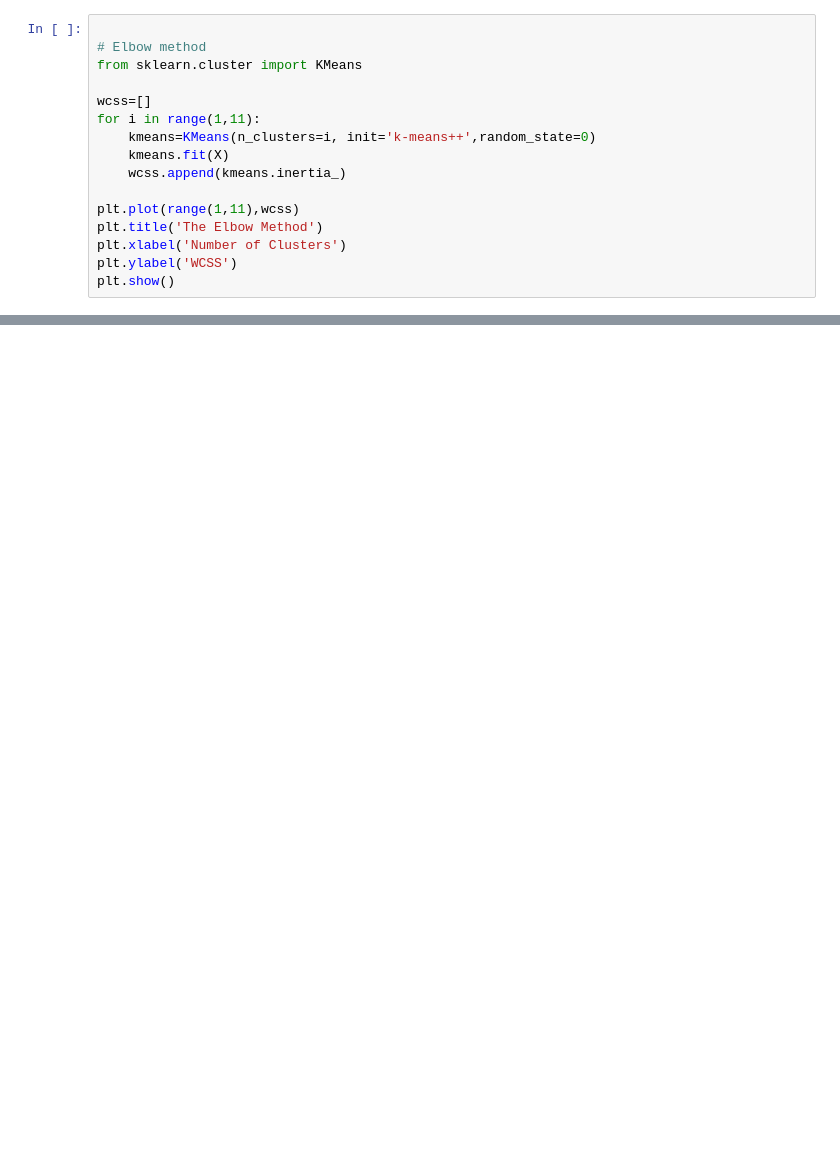
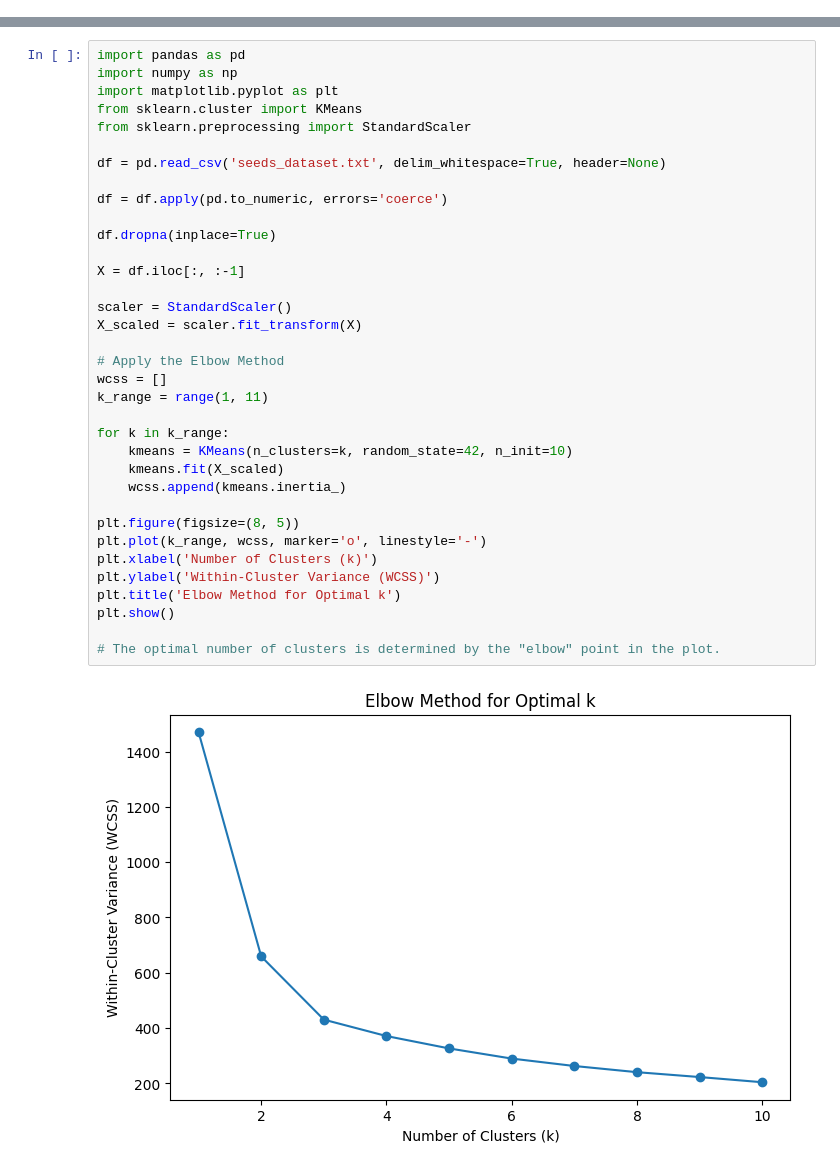
Before and after one commit to Geeth-Rath/A-ML, a Jupyter notebook: Clustering.ipynb, the cells around one changed output, grey strips where cells are left out. Cells and saved outputs as stored; diff of their text form; blank space fills up the shorter version.

```diff
--- a/Clustering.ipynb
+++ b/Clustering.ipynb
@@ -24,16 +0,0 @@ range_n_clusters = [2, 3, 4, 5, 6] # K value
-# %%
-
-# Elbow method
-from sklearn.cluster import KMeans
-
-wcss=[]
-for i in range(1,11):
-    kmeans=KMeans(n_clusters=i, init='k-means++',random_state=0)
-    kmeans.fit(X)
-    wcss.append(kmeans.inertia_)
-
-plt.plot(range(1,11),wcss)
-plt.title('The Elbow Method')
-plt.xlabel('Number of Clusters')
-plt.ylabel('WCSS')
-plt.show()
@@ -161,0 +14,37 @@ For n_clusters = 6 The average silhouette_score is : 0.4504666294372765
+# %%
+import pandas as pd
+import numpy as np
+import matplotlib.pyplot as plt
+from sklearn.cluster import KMeans
+from sklearn.preprocessing import StandardScaler
+
+df = pd.read_csv('seeds_dataset.txt', delim_whitespace=True, header=None)
+
+df = df.apply(pd.to_numeric, errors='coerce')
+
+df.dropna(inplace=True)
+
+X = df.iloc[:, :-1]
+
+scaler = StandardScaler()
+X_scaled = scaler.fit_transform(X)
+
+# Apply the Elbow Method
+wcss = []
+k_range = range(1, 11)
+
+for k in k_range:
+    kmeans = KMeans(n_clusters=k, random_state=42, n_init=10)
+    kmeans.fit(X_scaled)
+    wcss.append(kmeans.inertia_)
+
+plt.figure(figsize=(8, 5))
+plt.plot(k_range, wcss, marker='o', linestyle='-')
+plt.xlabel('Number of Clusters (k)')
+plt.ylabel('Within-Cluster Variance (WCSS)')
+plt.title('Elbow Method for Optimal k')
+plt.show()
+
+# The optimal number of clusters is determined by the "elbow" point in the plot.
+# %% [output]
+[figure, added]
```
Also changed, not shown: parts of 32 cells of this notebook.
